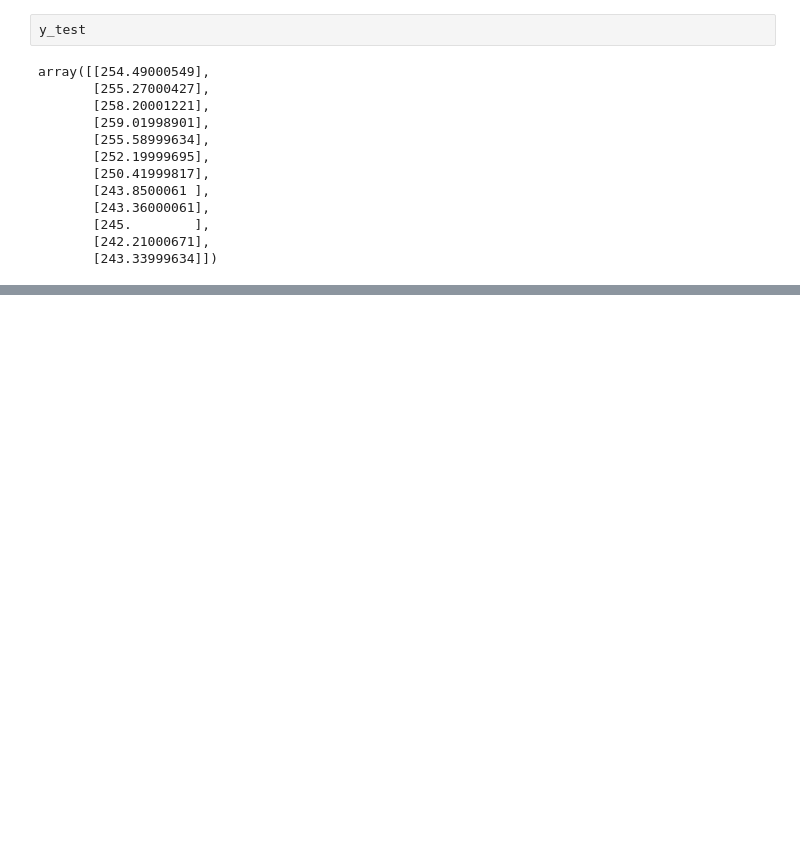
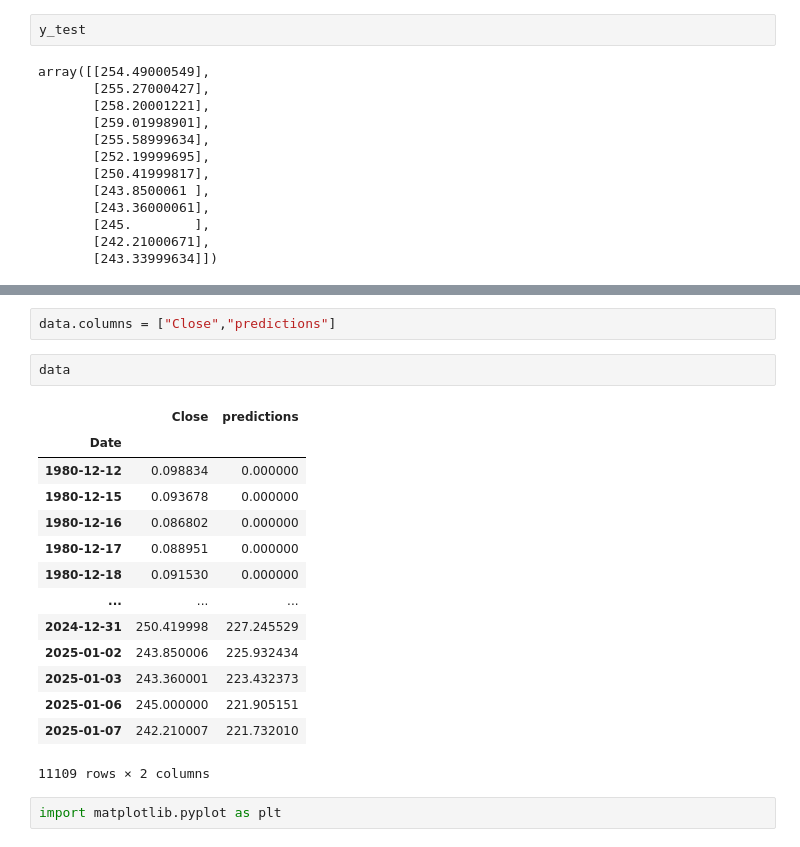
Before and after one commit to Black-fox17/2025, a Jupyter notebook: stock-prediction/api/Model/main.ipynb, the cells around one changed output, grey strips where cells are left out. Saved outputs shown, nothing was run; the diff lists cells and outputs as text; blank space fills up the shorter version.

```diff
--- a/stock-prediction/api/Model/main.ipynb
+++ b/stock-prediction/api/Model/main.ipynb
@@ -264,0 +302,21 @@ df_pred =
+# %%
+data.columns = ["Close","predictions"]
+# %%
+data
+# %% [output]
+|  | Close | predictions |
+| Date |  |  |
+| 1980-12-12 | 0.098834 | 0.000000 |
+| 1980-12-15 | 0.093678 | 0.000000 |
+| 1980-12-16 | 0.086802 | 0.000000 |
+| 1980-12-17 | 0.088951 | 0.000000 |
+| 1980-12-18 | 0.091530 | 0.000000 |
+| ... | ... | ... |
+| 2024-12-31 | 250.419998 | 227.245529 |
+| 2025-01-02 | 243.850006 | 225.932434 |
+| 2025-01-03 | 243.360001 | 223.432373 |
+| 2025-01-06 | 245.000000 | 221.905151 |
+| 2025-01-07 | 242.210007 | 221.732010 |
+11109 rows × 2 columns
+# %%
+import matplotlib.pyplot as plt
```
Also changed, not shown: parts of 36 cells of this notebook, 3 other files.
